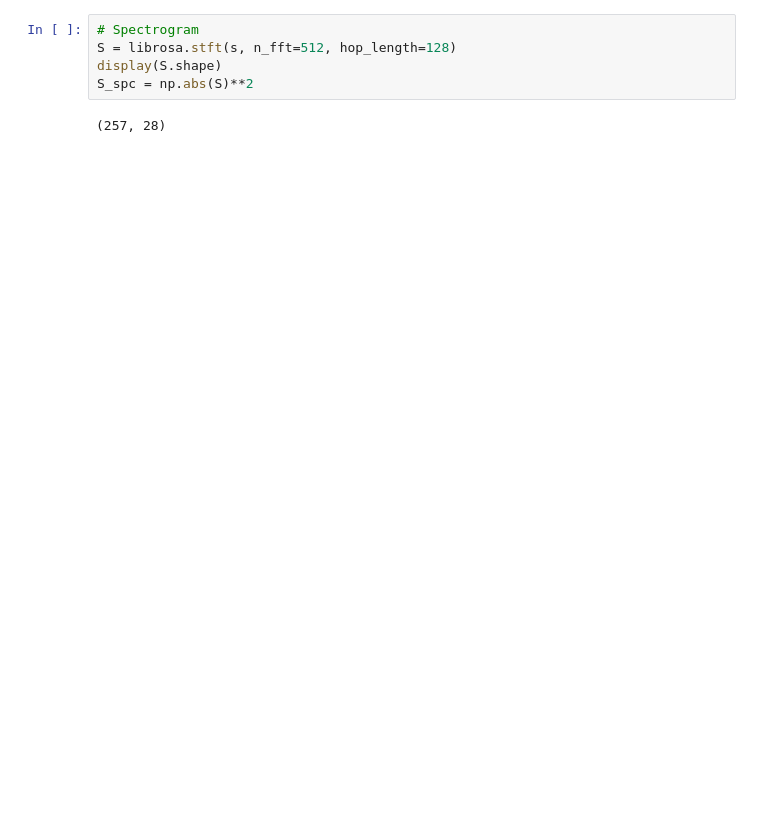
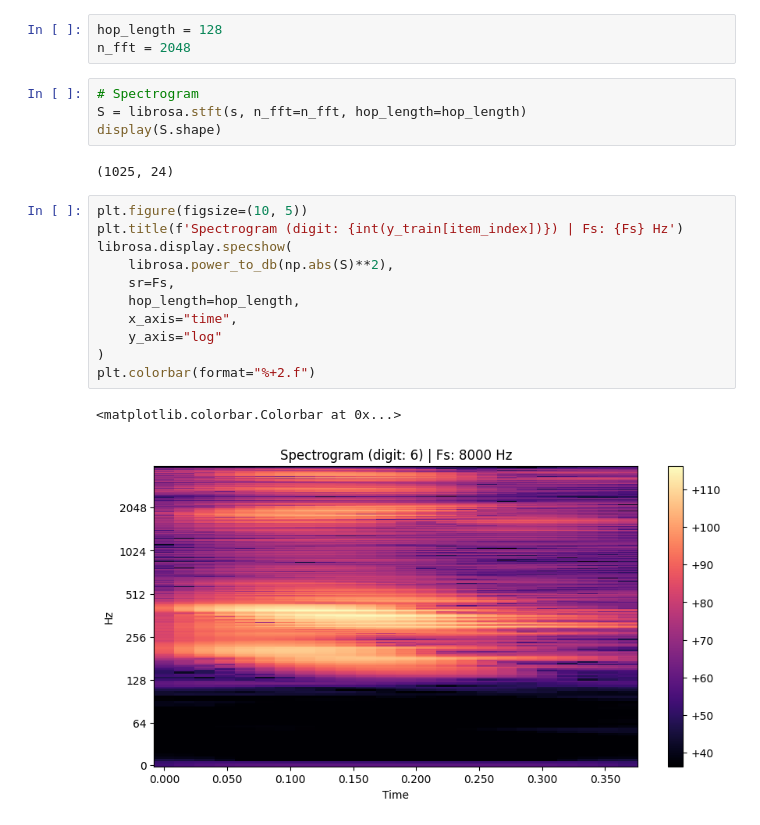
Before and after one commit to GitMAGI/llms-evaluation, a Jupyter notebook: notebooks/audio_librosa_analysis.ipynb, the cells around one changed output. Saved outputs shown, nothing was run; the diff lists cells and outputs as text; blank space fills up the shorter version.

Commit message:
spectro

```diff
--- a/notebooks/audio_librosa_analysis.ipynb
+++ b/notebooks/audio_librosa_analysis.ipynb
@@ -34,8 +48,24 @@ ipd.Audio(s, rate=Fs)
 [interactive output not drawn]
+# %%
+hop_length = 128
+n_fft = 2048
 # %%
 # Spectrogram
-S = librosa.stft(s, n_fft=512, hop_length=128)
+S = librosa.stft(s, n_fft=n_fft, hop_length=hop_length)
 display(S.shape)
-S_spc = np.abs(S)**2
 # %% [output]
-(257, 28)
+(1025, 24)
+# %%
+plt.figure(figsize=(10, 5))
+plt.title(f'Spectrogram (digit: {int(y_train[item_index])}) | Fs: {Fs} Hz')
+librosa.display.specshow(
+    librosa.power_to_db(np.abs(S)**2),
+    sr=Fs,
+    hop_length=hop_length,
+    x_axis="time",
+    y_axis="log"
+)
+plt.colorbar(format="%+2.f")
+# %% [output]
+<matplotlib.colorbar.Colorbar at 0x...>
+[figure, added]
```
Also changed, not shown: parts of 3 cells of this notebook, 1 other file.
